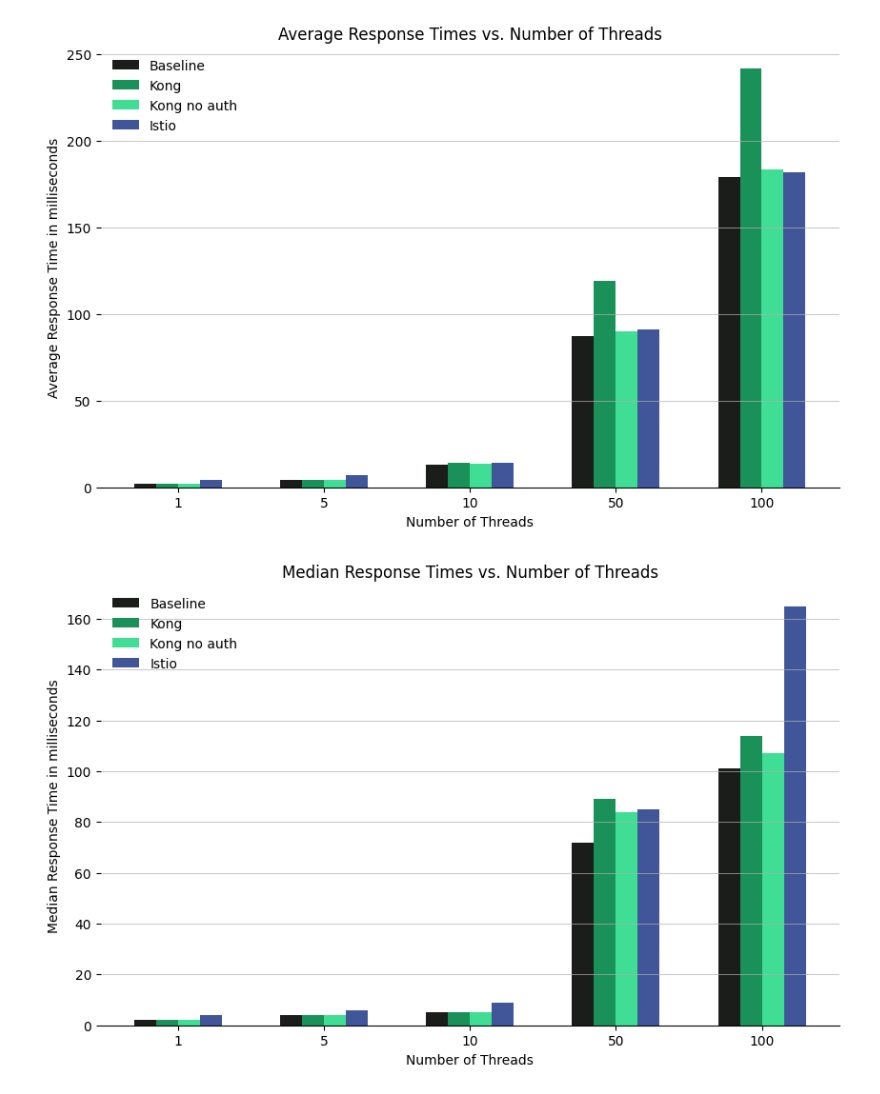
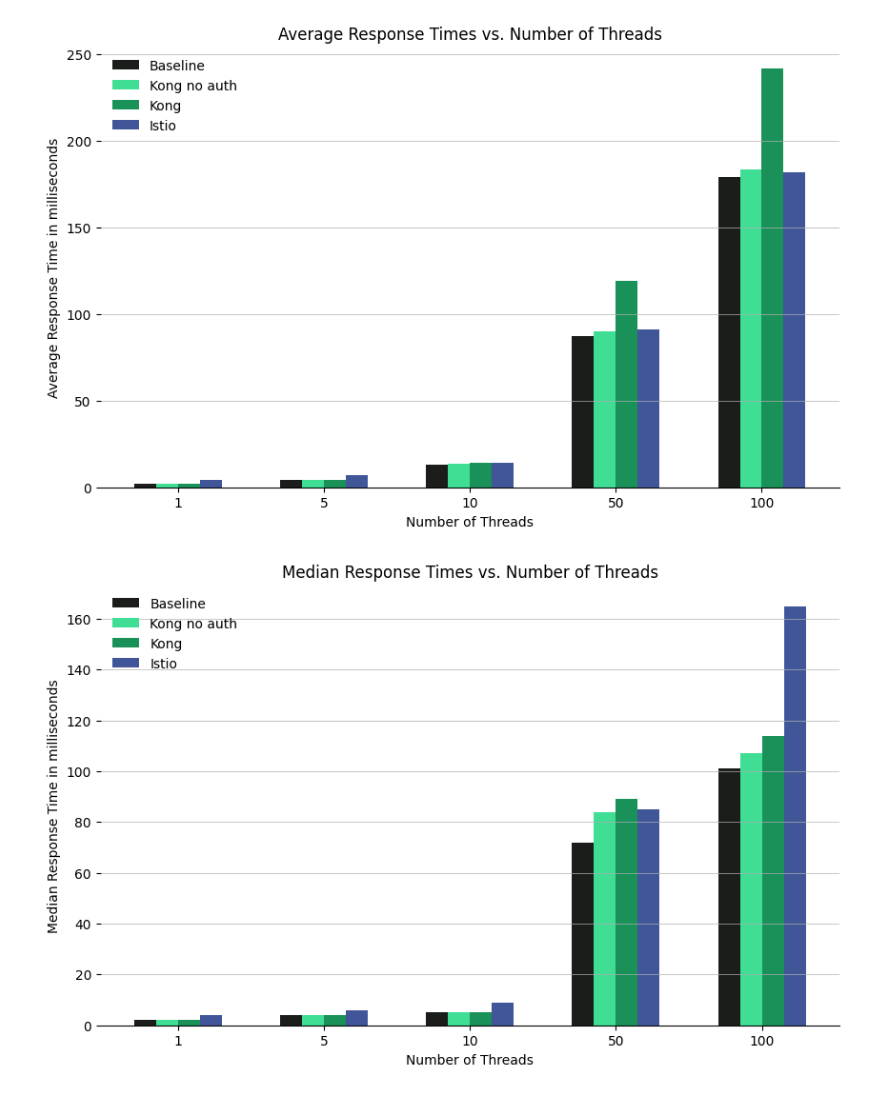
Before and after one commit to christophkormesser/Bachelors-Project, a Jupyter notebook: data/bar_charts.ipynb, the cells around one changed output. Cells and saved outputs as stored; diff of their text form; code cells hidden in the pictures.

```diff
--- a/data/bar_charts.ipynb
+++ b/data/bar_charts.ipynb
@@ -292,34 +292,34 @@ else:
 # %%
 ## AVERAGE RESPONSE TIMES ##
 
 # Create a bar chart
 plt.figure(figsize=(10, 6))
 width = 0.15  # the width of the bars
 x = np.arange(len(user_levels))  # the label locations
 
 plt.bar(x - 1.0 * width, [times['avg'] for times in statistics['Baseline'].values()], width, label='Baseline', align='center', color=colors['Baseline'])
-plt.bar(x + 0.0 * width, [times['avg'] for times in statistics['Kong'].values()], width, label='Kong', align='center', color=colors['Kong'])
-plt.bar(x + 1.0 * width, [times['avg'] for times in statistics['Kong_no-auth'].values()], width, label='Kong no auth', align='center', color=colors['Kong_no-auth'])
+plt.bar(x + 0.0 * width, [times['avg'] for times in statistics['Kong_no-auth'].values()], width, label='Kong no auth', align='center', color=colors['Kong_no-auth'])
+plt.bar(x + 1.0 * width, [times['avg'] for times in statistics['Kong'].values()], width, label='Kong', align='center', color=colors['Kong'])
 plt.bar(x + 2.0 * width, [times['avg'] for times in statistics['Istio'].values()], width, label='Istio', align='center', color=colors['Istio'])
 
 # Adding titles and labels
 plt.title('Average Response Times vs. Number of Threads')
 plt.xlabel('Number of Threads')
 plt.ylabel('Average Response Time in milliseconds')
 plt.xticks([p + width/2 for p in x], user_levels)
 plt.legend(frameon=False)
 
 ax = plt.gca()
 ax.spines["right"].set_visible(False)
 ax.spines["left"].set_visible(False)
 ax.spines["top"].set_visible(False)
 
 # Display and save the plot
 plt.grid(True, which='both', axis='y', linestyle='-', linewidth=0.5)
 plt.savefig('custom_plots/Average_response_times.png')
 plt.show()
 # %% [output]
-[figure, old version]
+[figure, new version]
 # %%
 ## MEDIAN RESPONSE TIMES ##
 
@@ -329,8 +329,8 @@ width = 0.15  # the width of the bars
 x = np.arange(len(user_levels))  # the label locations
 
 plt.bar(x - 1.0 * width, [times['50'] for times in statistics['Baseline'].values()], width, label='Baseline', align='center', color=colors['Baseline'])
-plt.bar(x + 0.0 * width, [times['50'] for times in statistics['Kong'].values()], width, label='Kong', align='center', color=colors['Kong'])
-plt.bar(x + 1.0 * width, [times['50'] for times in statistics['Kong_no-auth'].values()], width, label='Kong no auth', align='center', color=colors['Kong_no-auth'])
+plt.bar(x + 0.0 * width, [times['50'] for times in statistics['Kong_no-auth'].values()], width, label='Kong no auth', align='center', color=colors['Kong_no-auth'])
+plt.bar(x + 1.0 * width, [times['50'] for times in statistics['Kong'].values()], width, label='Kong', align='center', color=colors['Kong'])
 plt.bar(x + 2.0 * width, [times['50'] for times in statistics['Istio'].values()], width, label='Istio', align='center', color=colors['Istio'])
 
 # Adding titles and labels
@@ -350,7 +350,7 @@ plt.grid(True, which='both', axis='y', linestyle='-', linewidth=0.5)
 plt.savefig('custom_plots/Median_response_times.png')
 plt.show()
 # %% [output]
-[figure, old version]
+[figure, new version]
 # %%
 ## NUMBER OF SAMPLES ##
 
```
Also changed, not shown: parts of 2 cells of this notebook, 3 other files.
